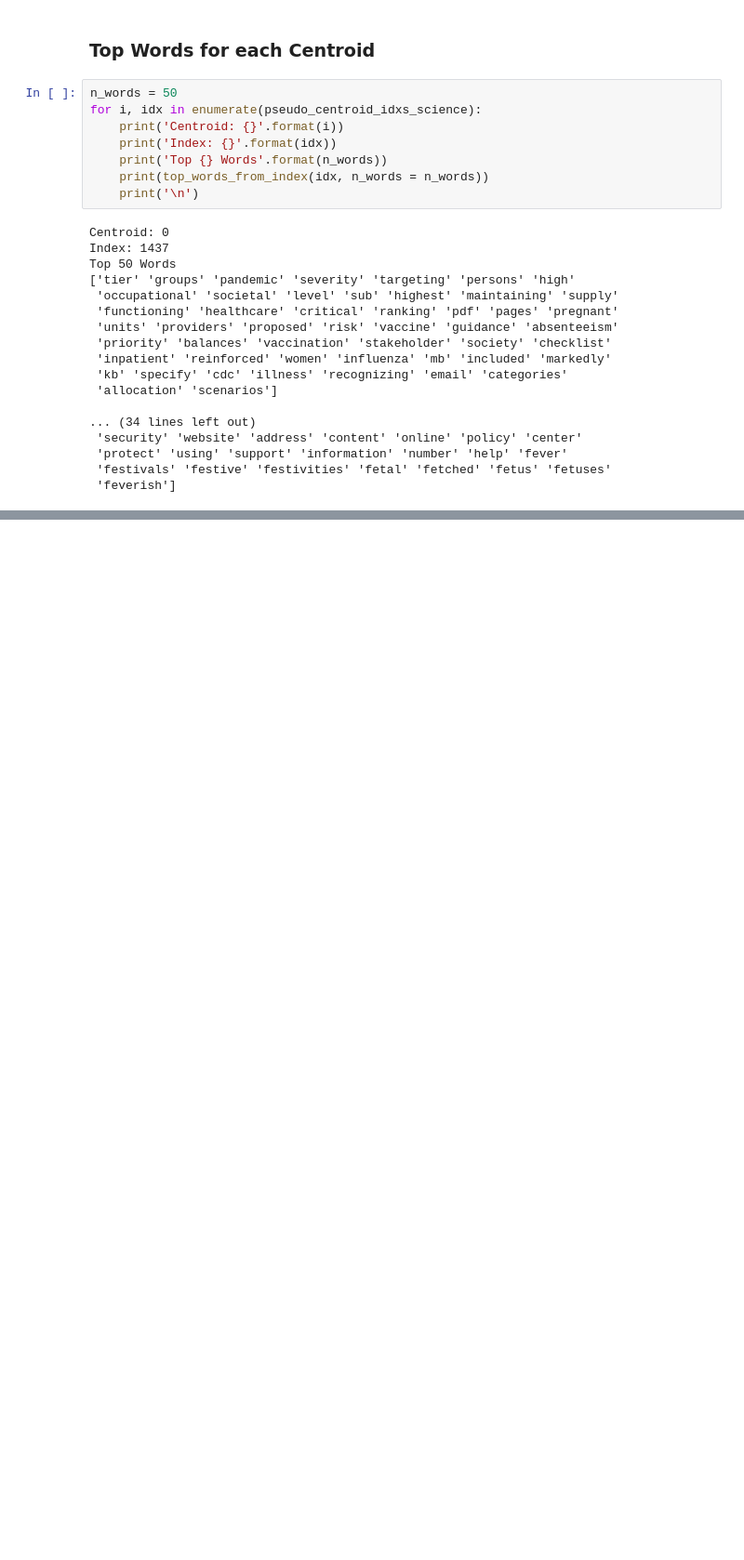
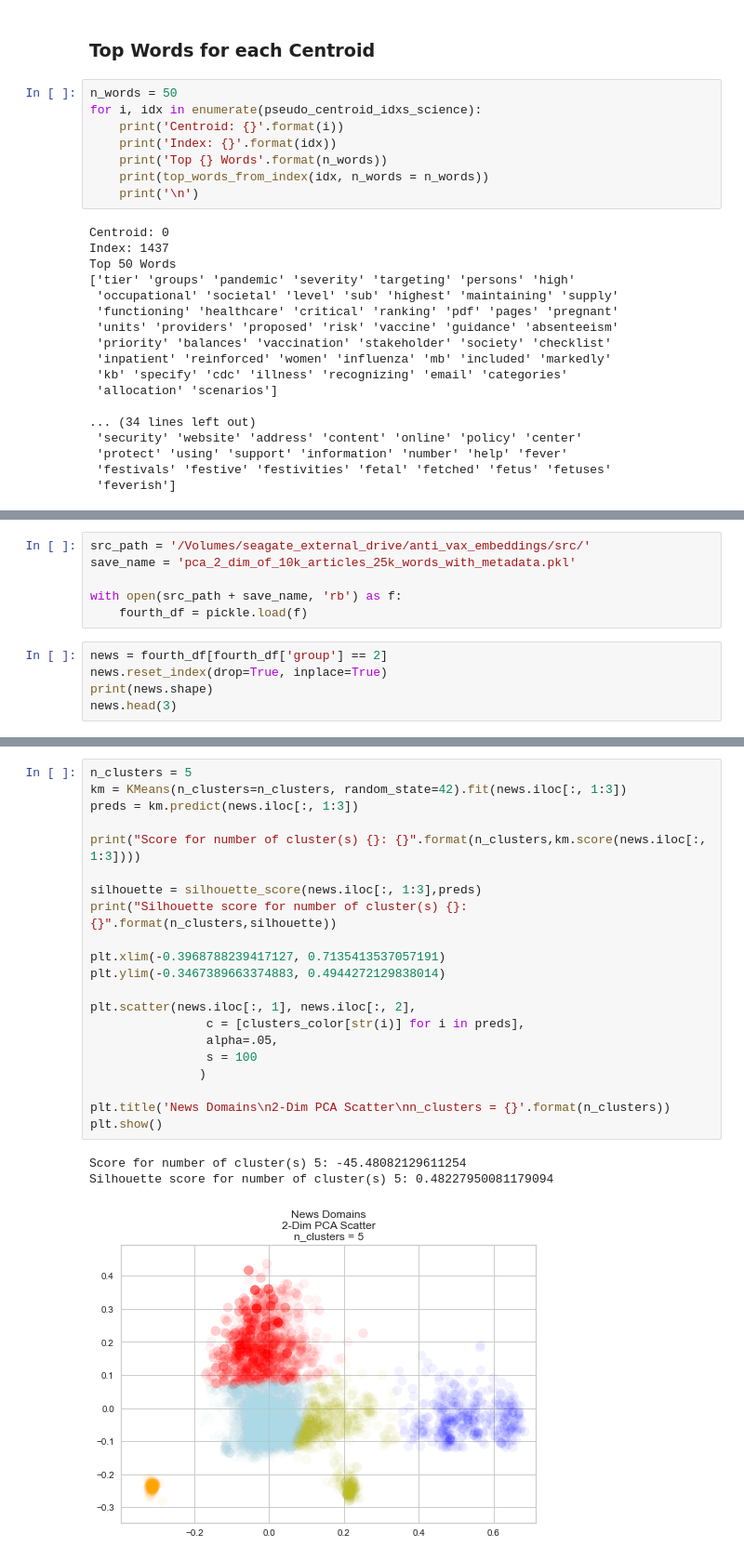
Before and after one commit to rskuzma/anti_vax_embeddings, a Jupyter notebook: src/Key_Words.ipynb, the cells around one changed output, grey strips where cells are left out. Shown at 93% size. Cells and saved outputs as stored; diff of their text form; blank space fills up the shorter version.

Commit message:
added news domain

```diff
--- a/src/Key_Words.ipynb
+++ b/src/Key_Words.ipynb
@@ -660,0 +667,11 @@ Top 50 Words
+# %%
+src_path = '/Volumes/seagate_external_drive/anti_vax_embeddings/src/'
+save_name = 'pca_2_dim_of_10k_articles_25k_words_with_metadata.pkl'
+
+with open(src_path + save_name, 'rb') as f:
+    fourth_df = pickle.load(f)
+# %%
+news = fourth_df[fourth_df['group'] == 2]
+news.reset_index(drop=True, inplace=True)
+print(news.shape)
+news.head(3)
@@ -660,0 +684,25 @@ Top 50 Words
+# %%
+n_clusters = 5
+km = KMeans(n_clusters=n_clusters, random_state=42).fit(news.iloc[:, 1:3])
+preds = km.predict(news.iloc[:, 1:3])
+
+print("Score for number of cluster(s) {}: {}".format(n_clusters,km.score(news.iloc[:, 1:3])))
+
+silhouette = silhouette_score(news.iloc[:, 1:3],preds)
+print("Silhouette score for number of cluster(s) {}: {}".format(n_clusters,silhouette))
+
+plt.xlim(-0.3968788239417127, 0.7135413537057191)
+plt.ylim(-0.3467389663374883, 0.4944272129838014)
+
+plt.scatter(news.iloc[:, 1], news.iloc[:, 2],
+                c = [clusters_color[str(i)] for i in preds],
+                alpha=.05,
+                s = 100
+               )
+
+plt.title('News Domains\n2-Dim PCA Scatter\nn_clusters = {}'.format(n_clusters))
+plt.show()
+# %% [output]
+Score for number of cluster(s) 5: -45.48082129611254
+Silhouette score for number of cluster(s) 5: 0.48227950081179094
+[figure, added]
```
Also changed, not shown: parts of 25 cells of this notebook.
